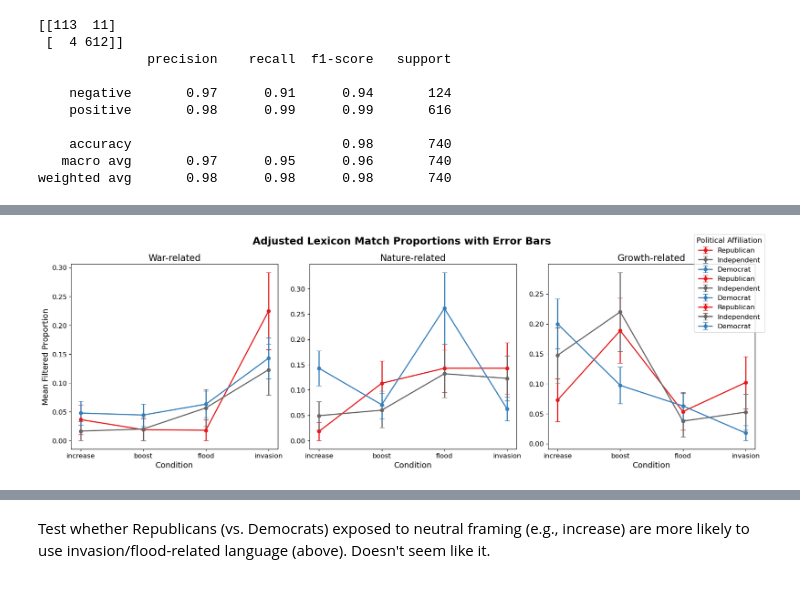
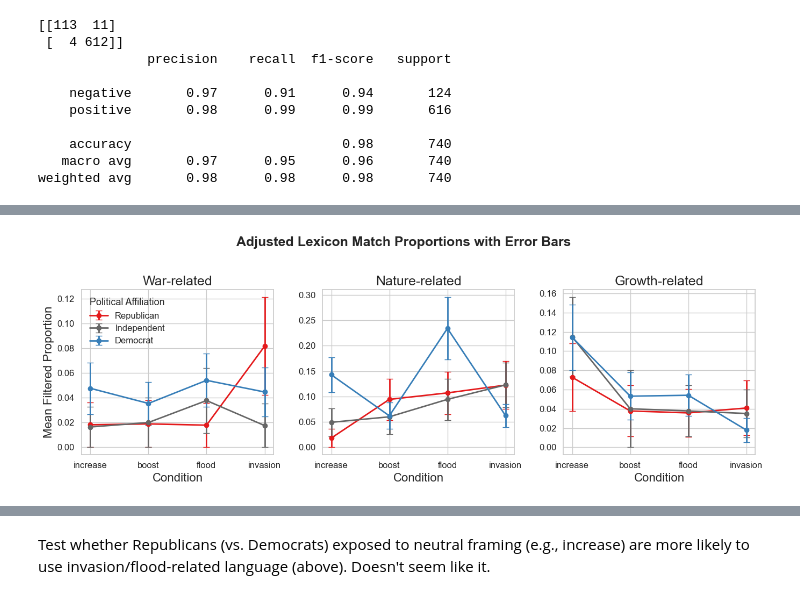
Before and after one commit to anachkhaidze/immigration_2025, a Jupyter notebook: immigration_2025_analysis_llm.ipynb, the cells around one changed output, grey strips where cells are left out. Drawn from its saved outputs; the diff is of its cells as text; code cells hidden in the pictures.

```diff
--- a/immigration_2025_analysis_llm.ipynb
+++ b/immigration_2025_analysis_llm.ipynb
@@ -531,5 +343,8 @@ plt.show()
 # %%
+from scipy.stats import zscore
+
 df["positive_z"] = zscore(df["positive"].dropna(), nan_policy="omit")
+df["likert_z"] = zscore(df["likert"].dropna(), nan_policy="omit")
 # %%
 likert_z_summary = (
     df
@@ -751,7 +566,7 @@ for i, party in enumerate(politics):
     plt.errorbar(
         x=x_pos,
         y=group["mean_similarity"],
-        yerr=1.96 * group["se"],
+        yerr=1 * group["se"],
         fmt='o',
         label=party,
         color=palette[party],
@@ -863,23 +907,18 @@ df["z_prop_growth"] = zscore(df["prop_growth"].fillna(0))
 # %%
-# STEP 1: Tokenize original passage (same for all participants)
+# === 3. Remove tokens from original passage ===
 original_passage = """
 In the last three years, there has been a(n) {} of immigrant labor in the town of Addison. Most of the immigrants do farm work in the surrounding agricultural communities. Some have expanded into construction, cleaning, food service, or other manual labor professions. Some immigrants have also started businesses, opening restaurants, or small shops. In 2016, there were 12,000 immigrants working in Addison, but that number has rapidly grown. In 2020, there were 40,000 immigrant workers.
 """
-import re
 
-passage_tokens = set(re.findall(r'\b\w+\b', original_passage.lower()))
-passage_tokens.add("increase")  # manually remove "increase" from paraphrase analysis
-print(f"# unique passage words: {len(passage_tokens)}")
+passage_tokens = set([lemmatizer.lemmatize(w) for w in re.findall(r'\b\w+\b', original_passage.lower())])
+passage_tokens.add("increase")
 
-# STEP 2: Define helper function to count non-passage tokens
 def non_passage_tokens(tokens):
     return [word for word in tokens if word not in passage_tokens]
 
-# STEP 3: Apply to df
 df["non_passage_tokens"] = df["paraphrase_tokens"].apply(non_passage_tokens)
 df["n_non_passage"] = df["non_passage_tokens"].apply(len)
 
-# STEP 4: Count lexicon matches only among non-passage tokens
 def count_matches_filtered(tokens, lexicon):
     return sum(1 for word in tokens if word in lexicon)
 
@@ -887,7 +926,6 @@ df["war_matches_filtered"] = df["non_passage_tokens"].apply(lambda x: count_matc
 df["nature_matches_filtered"] = df["non_passage_tokens"].apply(lambda x: count_matches_filtered(x, nature_expanded))
 df["growth_matches_filtered"] = df["non_passage_tokens"].apply(lambda x: count_matches_filtered(x, growth_expanded))
 
-# STEP 5: Normalize by number of non-passage words
 df["prop_war_filtered"] = df["war_matches_filtered"] / df["n_non_passage"]
 df["prop_nature_filtered"] = df["nature_matches_filtered"] / df["n_non_passage"]
 df["prop_growth_filtered"] = df["growth_matches_filtered"] / df["n_non_passage"]
@@ -962,38 +995,59 @@ summary_filtered_raw
 # %%
-fig, axes = plt.subplots(1, 3, figsize=(18, 6), sharey=False)
+import matplotlib.pyplot as plt
+import numpy as np
+
+fig, axes = plt.subplots(1, 3, figsize=(14, 5), sharey=False)
 
 metrics = [
     ("mean_war", "se_war", "War-related"),
     ("mean_nature", "se_nature", "Nature-related"),
     ("mean_growth", "se_growth", "Growth-related")
 ]
 
 for i, (mean_col, se_col, title) in enumerate(metrics):
     ax = axes[i]
     for party in politics:
         subset = summary_filtered_raw[summary_filtered_raw["politicalView"] == party]
         x = np.arange(len(conditions))
-        means = [subset[subset["condition"] == cond][mean_col].values[0] if cond in subset["condition"].values else np.nan for cond in conditions]
-        errors = [subset[subset["condition"] == cond][se_col].values[0] if cond in subset["condition"].values else np.nan for cond in conditions]
+        means = [
+            subset[subset["condition"] == cond][mean_col].values[0] if cond in subset["condition"].values else np.nan
+            for cond in conditions
+        ]
+        errors = [
+            subset[subset["condition"] == cond][se_col].values[0] if cond in subset["condition"].values else np.nan
+            for cond in conditions
+        ]
+
+        # Only label once for legend
         ax.errorbar(
             x, means, yerr=[1.00 * e for e in errors],
-            label=party, color=palette[party], marker='o',
+            label=party if i == 0 else None,
+            color=palette[party], marker='o',
             linewidth=2, capsize=4
         )
     ax.set_xticks(x)
-    ax.set_xticklabels(conditions, fontsize=12)
-    ax.set_title(title, fontsize=16)
-    ax.set_xlabel("Condition", fontsize=14)
+    ax.set_xticklabels(conditions, fontsize=16)
+    ax.set_title(title, fontsize=18)
+    ax.set_xlabel("Condition", fontsize=16)
     if i == 0:
-        ax.set_ylabel("Mean Filtered Proportion", fontsize=14)
+        ax.set_ylabel("Mean Filtered Proportion", fontsize=16)
     ax.tick_params(labelsize=12)
 
+# Add the legend to the first subplot only
+axes[0].legend(
+    title="Political Affiliation",
+    fontsize=12,
+    title_fontsize=13,
+    loc="upper left",           # you can also try 'lower left' or use bbox_to_anchor
+    frameon=False
+)
+
+# Title + layout
 fig.suptitle("Adjusted Lexicon Match Proportions with Error Bars", fontsize=18, weight='bold')
-fig.legend(title="Political Affiliation", fontsize=12, title_fontsize=13, loc="upper right")
 plt.tight_layout()
 plt.show()
 # %% [output]
-[figure, old version]
+[figure, new version]
 # %%
 from collections import Counter
 import itertools
```
Also changed, not shown: parts of 64 cells of this notebook.
